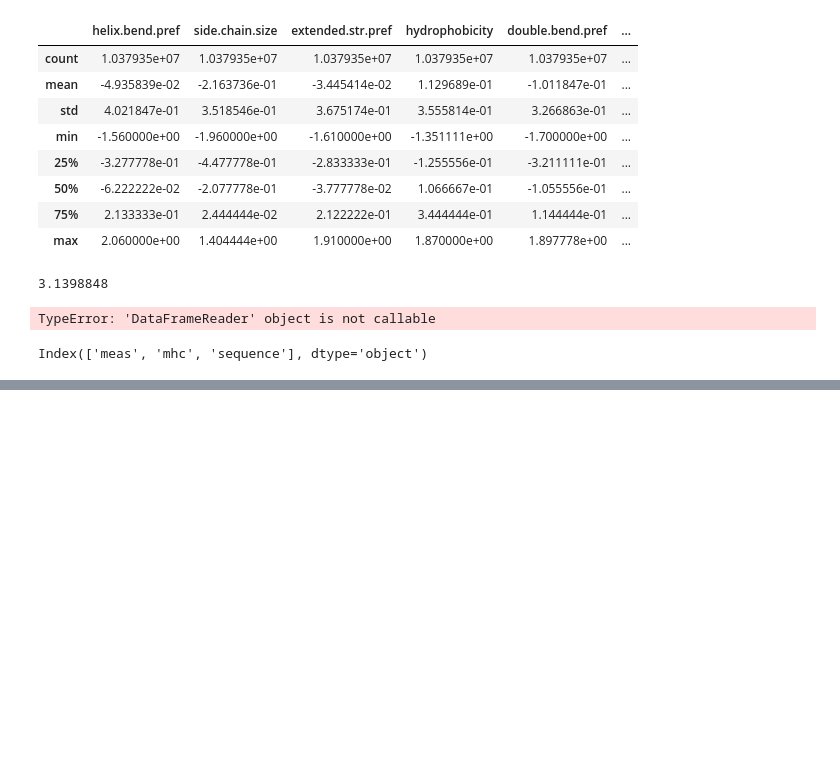
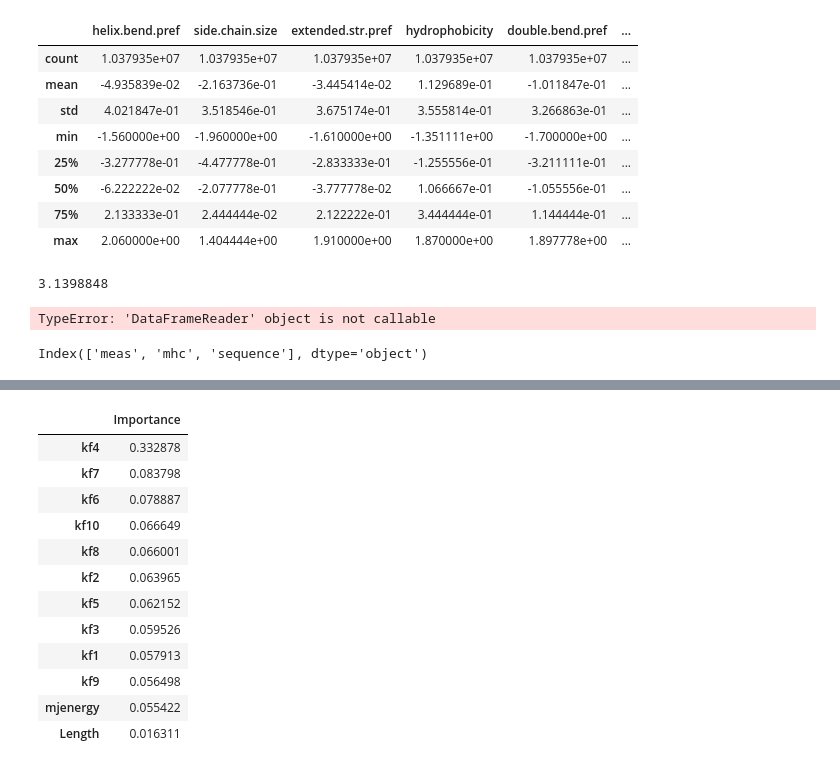
Before and after one commit to antigenomics/ipred, a Jupyter notebook: Untitled.ipynb, the cells around one changed output, grey strips where cells are left out. Saved outputs shown, nothing was run; the diff lists cells and outputs as text; code cells hidden in the pictures; blank space fills up the shorter version.

```diff
--- a/Untitled.ipynb
+++ b/Untitled.ipynb
@@ -182,0 +254,23 @@ with open('output/test/meta.txt', 'w') as meta:
+# %%
+forest = RandomForestClassifier(100, max_features=None, min_samples_split=3, min_samples_leaf=3,\
+                                random_state=42, n_jobs=-1, oob_score=True)
+forest.fit(X_train, y_train)
+feats_imp = pd.DataFrame(forest.feature_importances_,
+                        index=features,
+                        columns=['Importance']).sort_values(['Importance'],
+                                                     ascending=False)
+feats_imp
+# %% [output]
+|  | Importance |
+| kf4 | 0.332878 |
+| kf7 | 0.083798 |
+| kf6 | 0.078887 |
+| kf10 | 0.066649 |
+| kf8 | 0.066001 |
+| kf2 | 0.063965 |
+| kf5 | 0.062152 |
+| kf3 | 0.059526 |
+| kf1 | 0.057913 |
+| kf9 | 0.056498 |
+| mjenergy | 0.055422 |
+| Length | 0.016311 |
```
Also changed, not shown: parts of 14 cells of this notebook, 10 other files.
